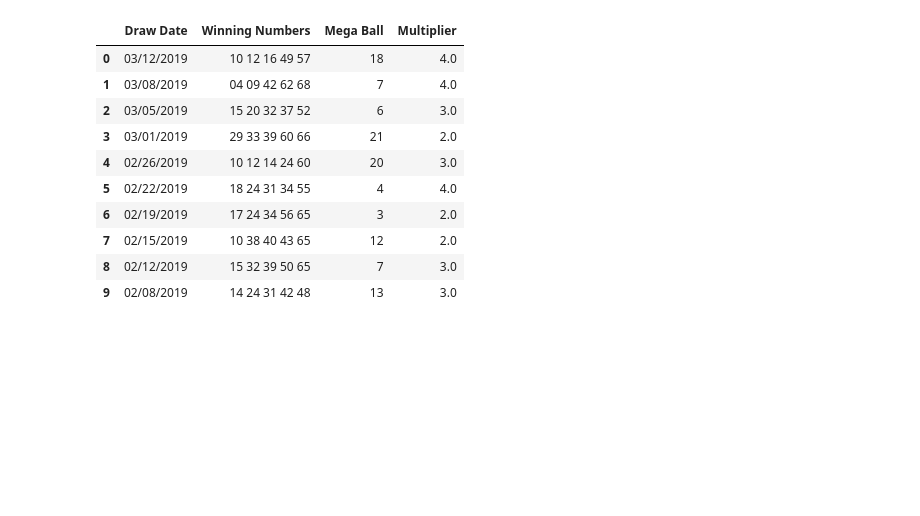
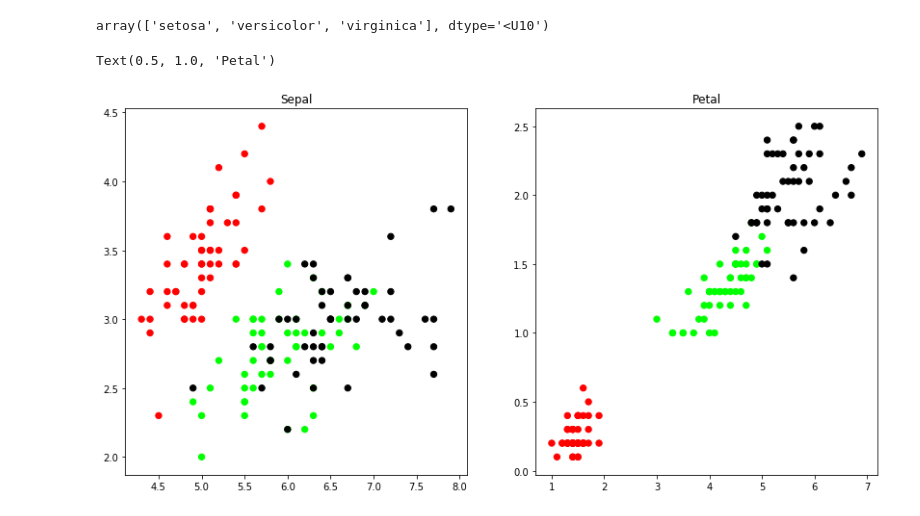
Before and after one commit to oscarso2000/Lottery-KMeans, a Jupyter notebook: Feature Engineering KMeans.ipynb, the cells around one changed output. Saved outputs shown, nothing was run; the diff lists cells and outputs as text; code cells hidden in the pictures; blank space fills up the shorter version.

```diff
--- a/Feature Engineering KMeans.ipynb
+++ b/Feature Engineering KMeans.ipynb
@@ -8,14 +0,0 @@ df = pd.read_csv('Lottery_Mega_Millions_Winning_Numbers__Beginning_2002.csv')
-# %%
-df.head(10)
-# %% [output]
-|  | Draw Date | Winning Numbers | Mega Ball | Multiplier |
-| 0 | 03/12/2019 | 10 12 16 49 57 | 18 | 4.0 |
-| 1 | 03/08/2019 | 04 09 42 62 68 | 7 | 4.0 |
-| 2 | 03/05/2019 | 15 20 32 37 52 | 6 | 3.0 |
-| 3 | 03/01/2019 | 29 33 39 60 66 | 21 | 2.0 |
-| 4 | 02/26/2019 | 10 12 14 24 60 | 20 | 3.0 |
-| 5 | 02/22/2019 | 18 24 31 34 55 | 4 | 4.0 |
-| 6 | 02/19/2019 | 17 24 34 56 65 | 3 | 2.0 |
-| 7 | 02/15/2019 | 10 38 40 43 65 | 12 | 2.0 |
-| 8 | 02/12/2019 | 15 32 39 50 65 | 7 | 3.0 |
-| 9 | 02/08/2019 | 14 24 31 42 48 | 13 | 3.0 |
@@ -21,0 +11,34 @@ df.head(10)
+# %%
+iris = datasets.load_iris()
+# %%
+iris.data
+iris.feature_names
+iris.target
+iris.target_names
+# %% [output]
+array(['setosa', 'versicolor', 'virginica'], dtype='<U10')
+# %%
+ #Store the inputs as a Pandas Dataframe and set the column names
+x = pd.DataFrame(iris.data)
+x.columns = ['Sepal_Length','Sepal_Width','Petal_Length','Petal_Width']
+
+y = pd.DataFrame(iris.target)
+y.columns = ['Targets']
+# %%
+# Set the size of the plot
+plt.figure(figsize=(14,7))
+
+# Create a colormap
+colormap = np.array(['red', 'lime', 'black'])
+
+# Plot Sepal
+plt.subplot(1, 2, 1)
+plt.scatter(x.Sepal_Length, x.Sepal_Width, c=colormap[y.Targets], s=40)
+plt.title('Sepal')
+
+plt.subplot(1, 2, 2)
+plt.scatter(x.Petal_Length, x.Petal_Width, c=colormap[y.Targets], s=40)
+plt.title('Petal')
+# %% [output]
+Text(0.5, 1.0, 'Petal')
+[figure, added]
```
Also changed, not shown: parts of 11 cells of this notebook.
